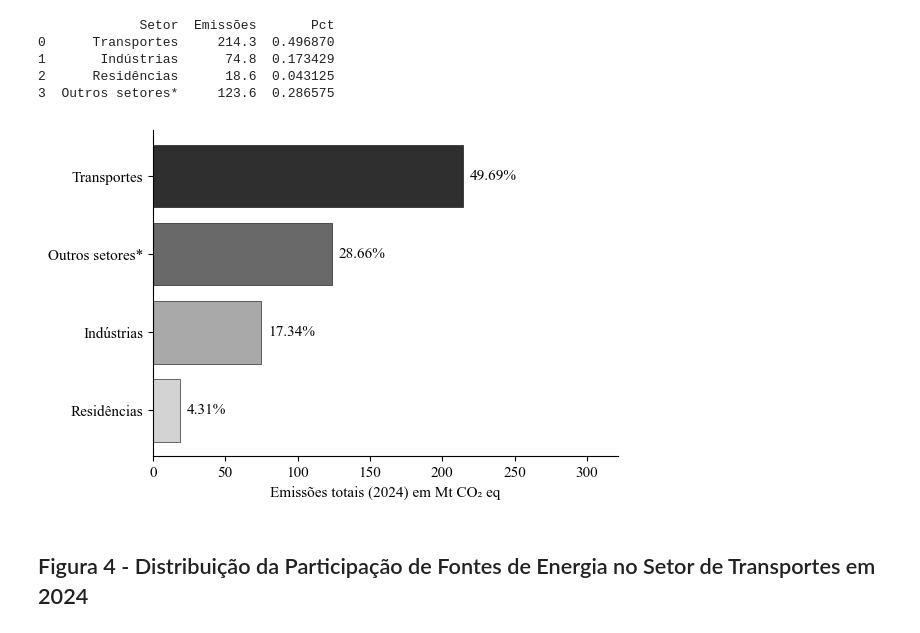
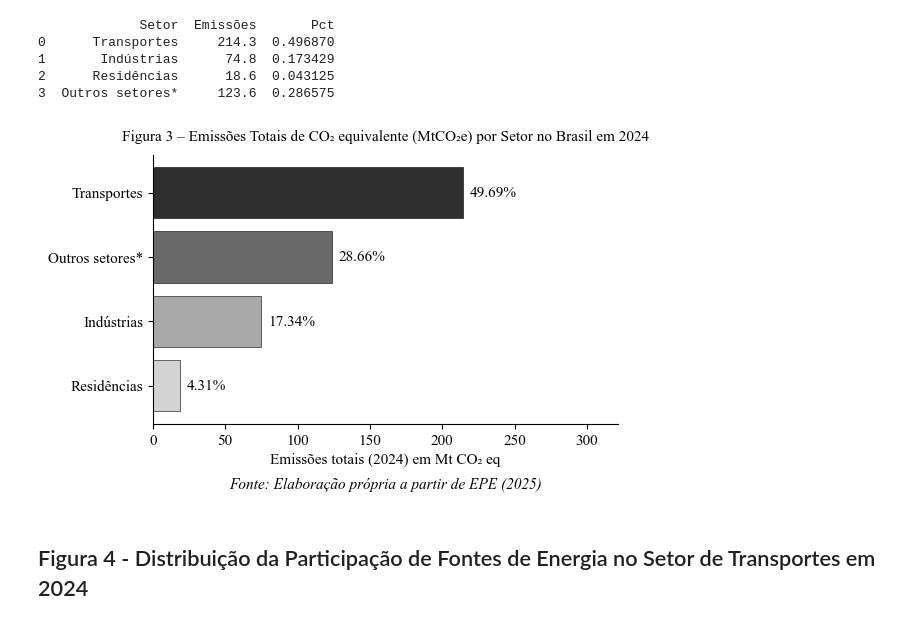
Before and after one commit to noguilhermee/mip-energia, a Jupyter notebook: app/Gráficos Iniciais.ipynb, the cells around one changed output. Cells and saved outputs as stored; diff of their text form; code cells hidden in the pictures.

```diff
--- a/app/Gráficos Iniciais.ipynb
+++ b/app/Gráficos Iniciais.ipynb
@@ -205,35 +205,38 @@ TAMANHO_FONTE = 11
 
 # 8cm ≈ 3.15 polegadas
 fig, ax = plt.subplots(figsize=(6, 4))
 
 # Paleta na escala de cinza: do mais claro (menor) para o mais escuro (maior)
 colors = ['#D3D3D3', '#A9A9A9', '#696969', '#2F2F2F']
 
 # Gráfico de barras horizontais
 bars = ax.barh(df_3['Setor'], df_3['Emissões'], color=colors, edgecolor='black', linewidth=0.4)
 
 # Rótulos de dados: apenas a porcentagem (0,00%)
 for i, bar in enumerate(bars):
     width = bar.get_width()
     pct = df_3.iloc[i]['Pct']
     label = f'{pct*100:.2f}%'
 
     ax.text(width + 5, bar.get_y() + bar.get_height()/2,
             label, ha='left', va='center', fontsize=TAMANHO_FONTE)
 
 # Formatação de Eixos e Limpeza Visual
 ax.set_xlabel('Emissões totais (2024) em Mt CO₂ eq', fontsize=TAMANHO_FONTE)
 ax.tick_params(axis='both', labelsize=TAMANHO_FONTE)
 ax.set_xlim(0, max(df_3['Emissões']) * 1.5) # Espaço para o rótulo %
 
 ax.spines['right'].set_visible(False)
 ax.spines['top'].set_visible(False)
 
+plt.title("Figura 3 – Emissões Totais de CO₂ equivalente (MtCO₂e) por Setor no Brasil em 2024", fontsize=TAMANHO_FONTE, fontweight='normal', pad=10, family='serif')
+ax.annotate("Fonte: Elaboração própria a partir de EPE (2025)", xy=(0.5, -0.2), xycoords='axes fraction', ha='center', va='top', fontsize=TAMANHO_FONTE, family='serif', style='italic')
 plt.tight_layout()
-plt.savefig('../data/graphs/figura3.svg', dpi=600, bbox_inches='tight')
+
+plt.savefig('../data/graphs/figura3.png', dpi=600, bbox_inches='tight')
 plt.show()
 # %% [output]
-[figure, old version]
+[figure, new version]
 # %% [markdown]
 ## Figura 4 - Distribuição da Participação de Fontes de Energia no Setor de Transportes em 2024
 # %%
```
Also changed, not shown: parts of 1 cell of this notebook, 4 other files.
